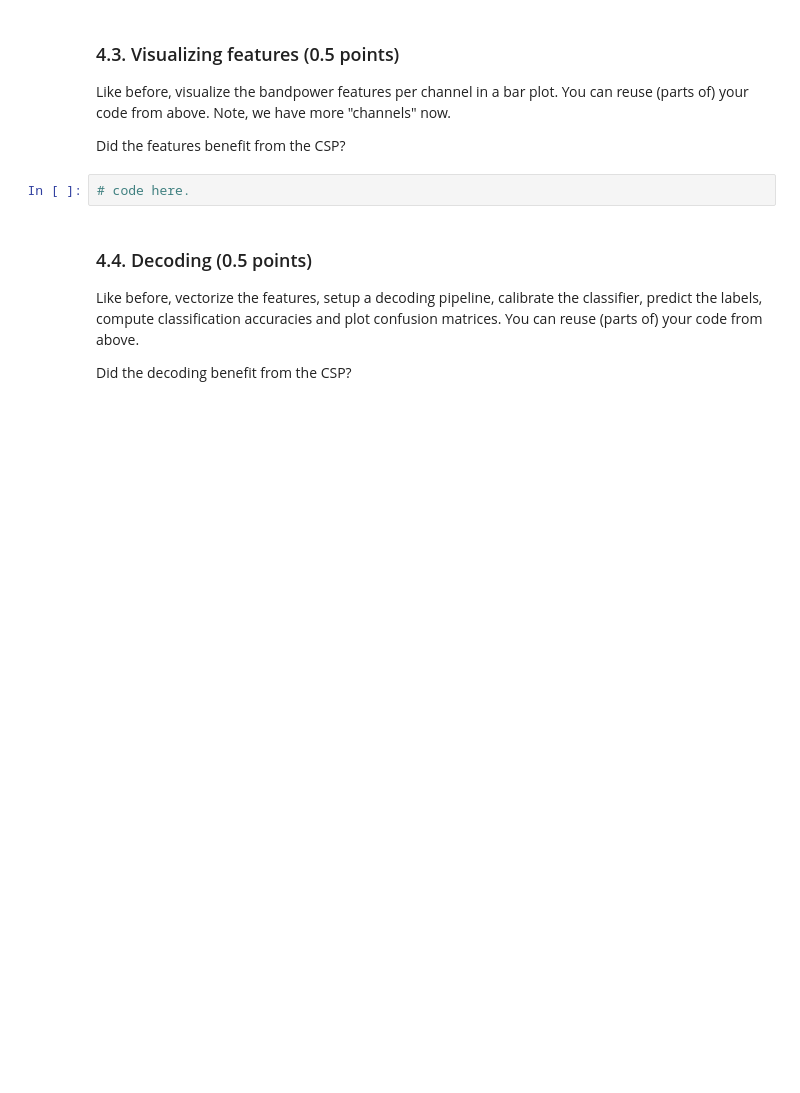
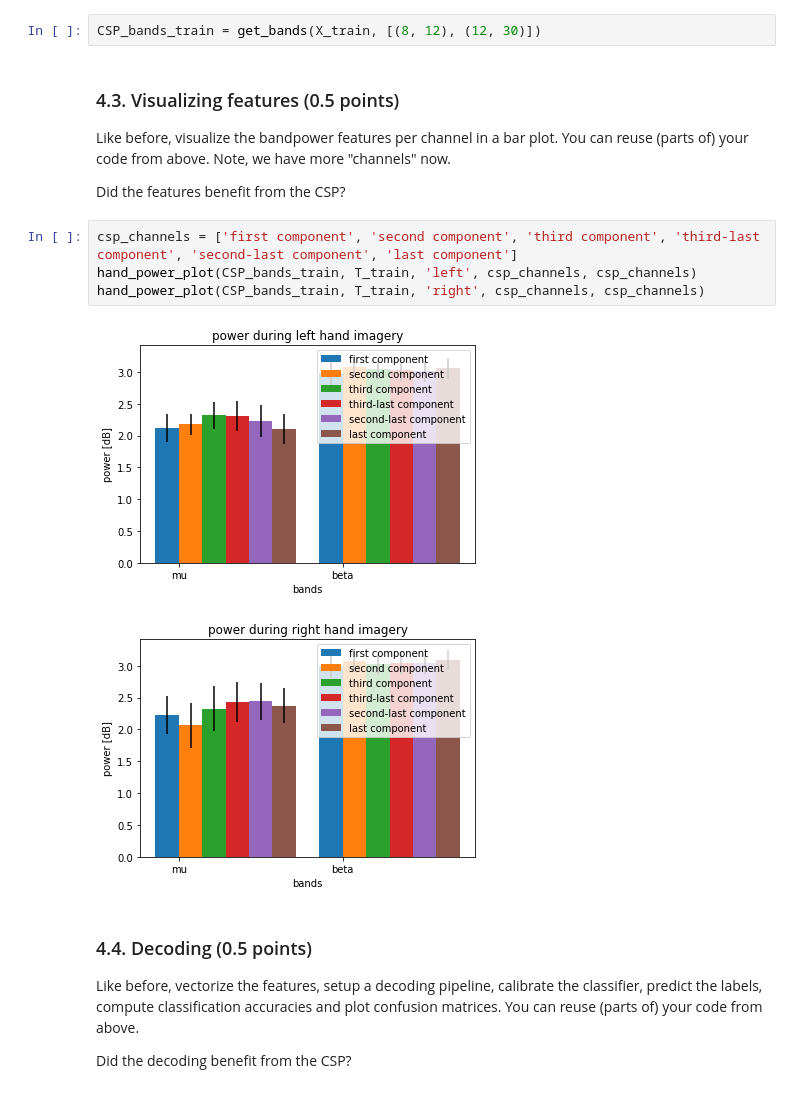
Before and after one commit to malyvsen/radboud-bci, a Jupyter notebook: assignment2.ipynb, the cells around one changed output. Cells and saved outputs as stored; diff of their text form; blank space fills up the shorter version.

```diff
--- a/assignment2.ipynb
+++ b/assignment2.ipynb
@@ -540,10 +541,17 @@ Now, compute the bandpower features like before, but this time for the CSP patte
+# %%
+CSP_bands_train = get_bands(X_train, [(8, 12), (12, 30)])
 # %% [markdown]
 ### 4.3. Visualizing features (0.5 points)<a class="anchor" id="features3"></a>
 Like before, visualize the bandpower features per channel in a bar plot. You can reuse (parts of) your code from above. Note, we have more "channels" now.
 
 Did the features benefit from the CSP?
-# %%
-# code here.
+# %%
+csp_channels = ['first component', 'second component', 'third component', 'third-last component', 'second-last component', 'last component']
+hand_power_plot(CSP_bands_train, T_train, 'left', csp_channels, csp_channels)
+hand_power_plot(CSP_bands_train, T_train, 'right', csp_channels, csp_channels)
+# %% [output]
+[figure, added]
+[figure, added]
 # %% [markdown]
 ### 4.4. Decoding (0.5 points)<a class="anchor" id="decoding3"></a>
 Like before, vectorize the features, setup a decoding pipeline, calibrate the classifier, predict the labels, compute classification accuracies and plot confusion matrices. You can reuse (parts of) your code from above.
```
Also changed, not shown: parts of 4 cells of this notebook.
